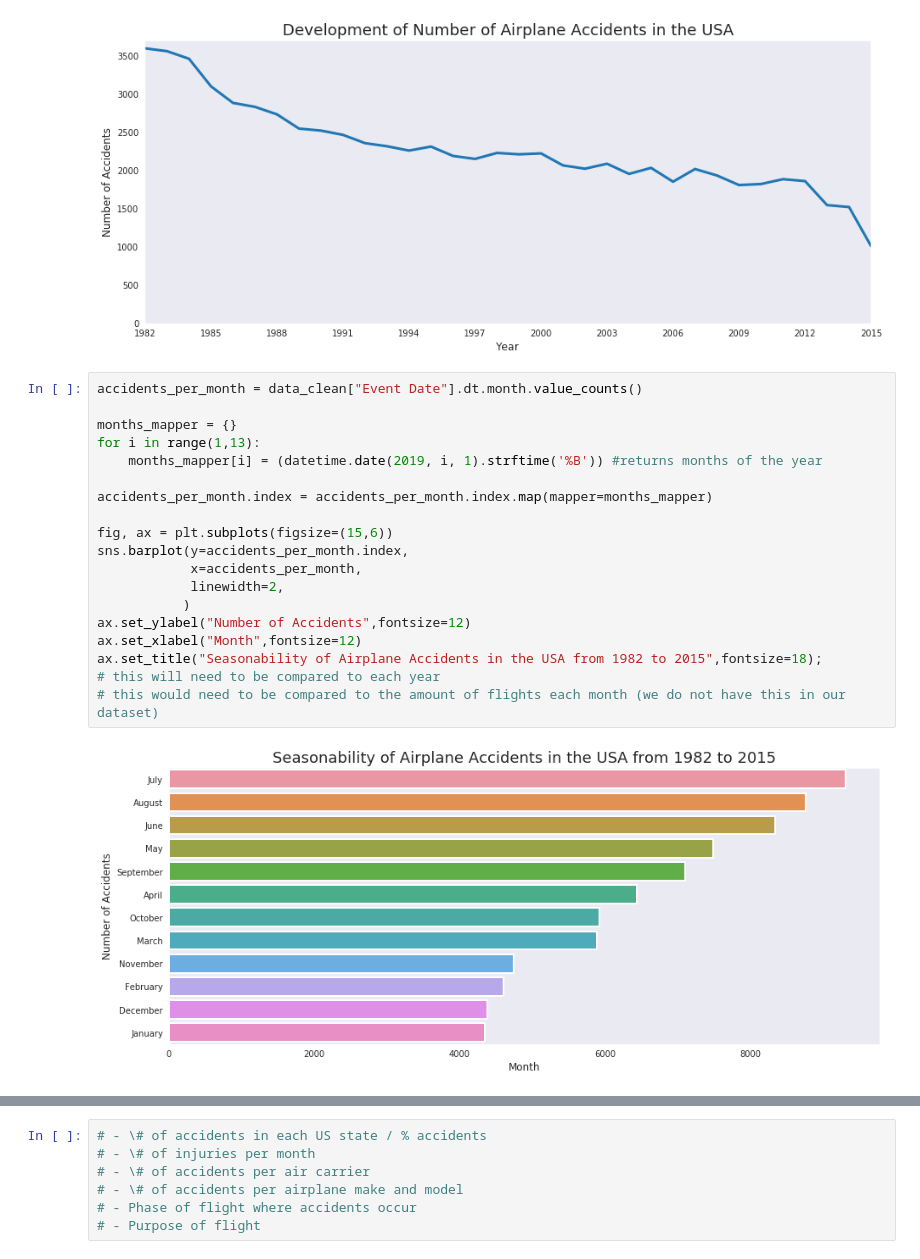
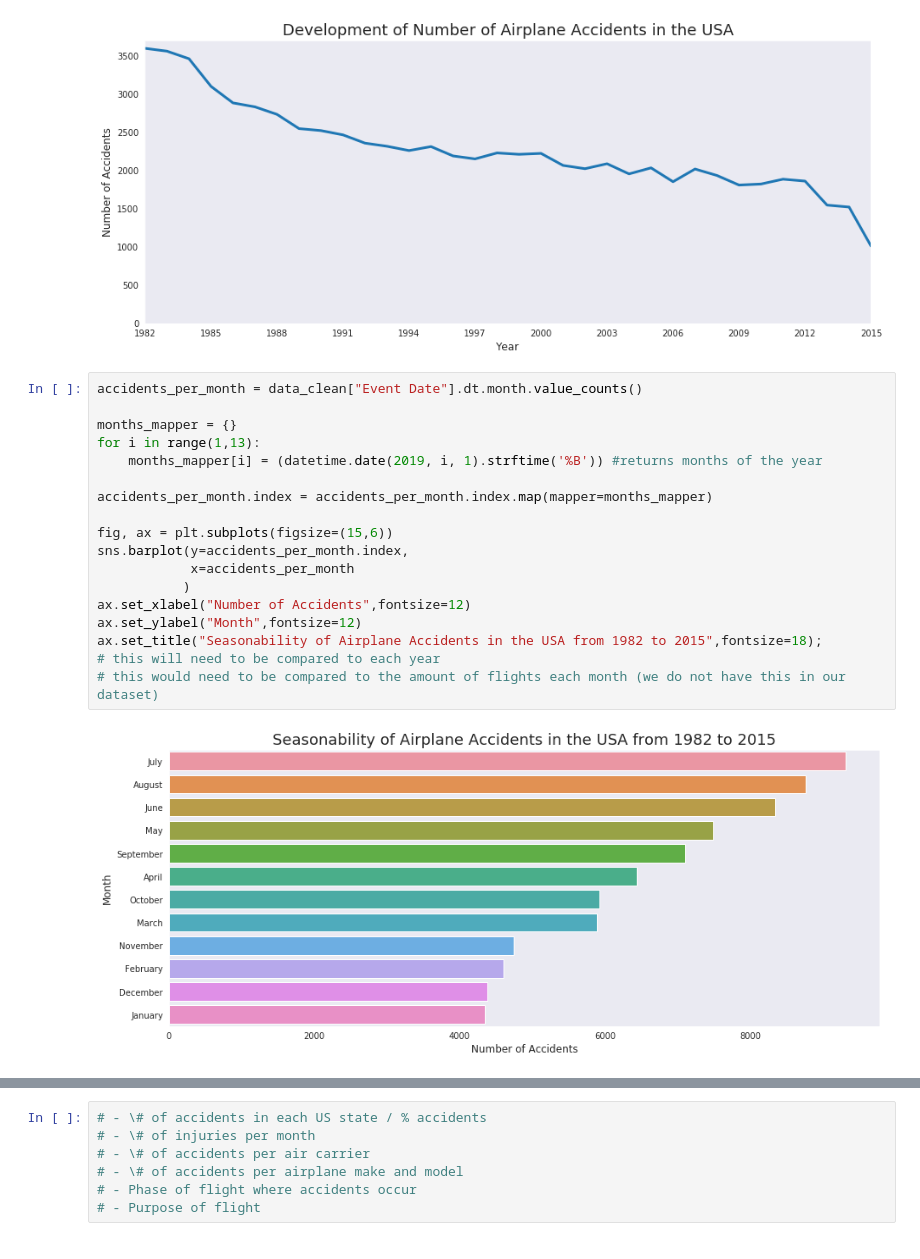
Before and after one commit to asisloustau/creations, a Jupyter notebook: investigating_airplane_accidents/aviation_analysis.ipynb, the cells around one changed output, grey strips where cells are left out. Saved outputs shown, nothing was run; the diff lists cells and outputs as text.

Commit message:
Data visualization

```diff
--- a/investigating_airplane_accidents/aviation_analysis.ipynb
+++ b/investigating_airplane_accidents/aviation_analysis.ipynb
@@ -131,21 +131,20 @@ ax.set_title("Development of Number of Airplane Accidents in the USA",fontsize=1
 # %%
 accidents_per_month = data_clean["Event Date"].dt.month.value_counts()
 
 months_mapper = {}
 for i in range(1,13):
     months_mapper[i] = (datetime.date(2019, i, 1).strftime('%B')) #returns months of the year
 
 accidents_per_month.index = accidents_per_month.index.map(mapper=months_mapper)
 
 fig, ax = plt.subplots(figsize=(15,6))
 sns.barplot(y=accidents_per_month.index,
-            x=accidents_per_month,
-            linewidth=2,
+            x=accidents_per_month
            )
-ax.set_ylabel("Number of Accidents",fontsize=12)
-ax.set_xlabel("Month",fontsize=12)
+ax.set_xlabel("Number of Accidents",fontsize=12)
+ax.set_ylabel("Month",fontsize=12)
 ax.set_title("Seasonability of Airplane Accidents in the USA from 1982 to 2015",fontsize=18);
 # this will need to be compared to each year
 # this would need to be compared to the amount of flights each month (we do not have this in our dataset)
 # %% [output]
-[figure, old version]
+[figure, new version]
```
Also changed, not shown: parts of 2 cells of this notebook.
